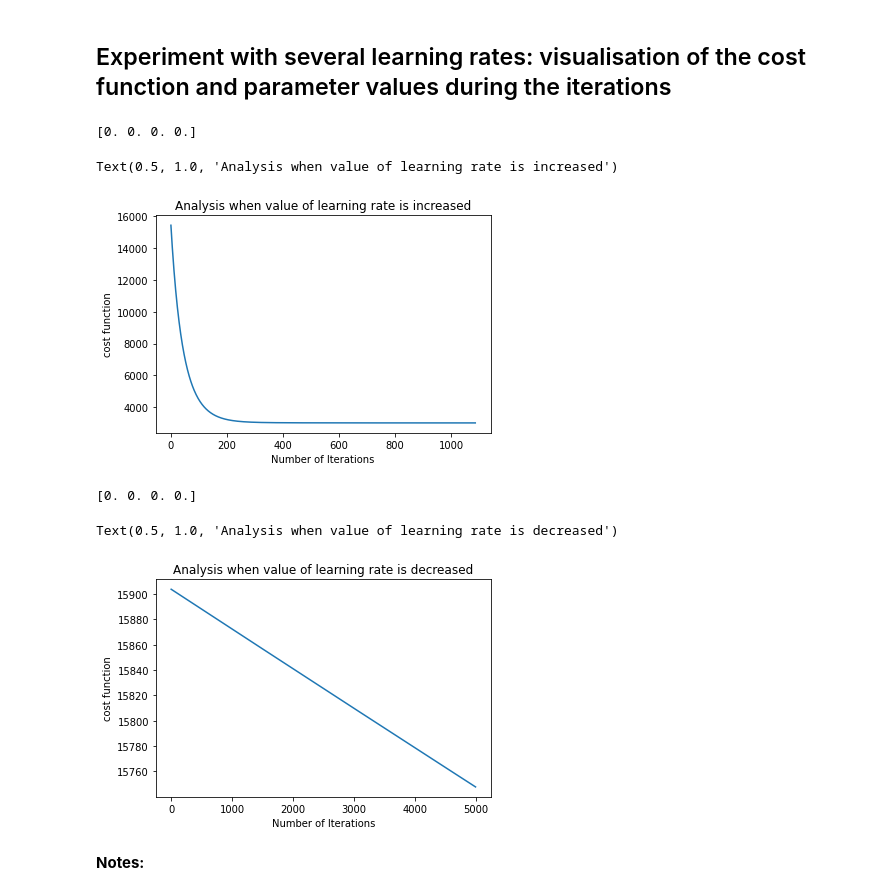
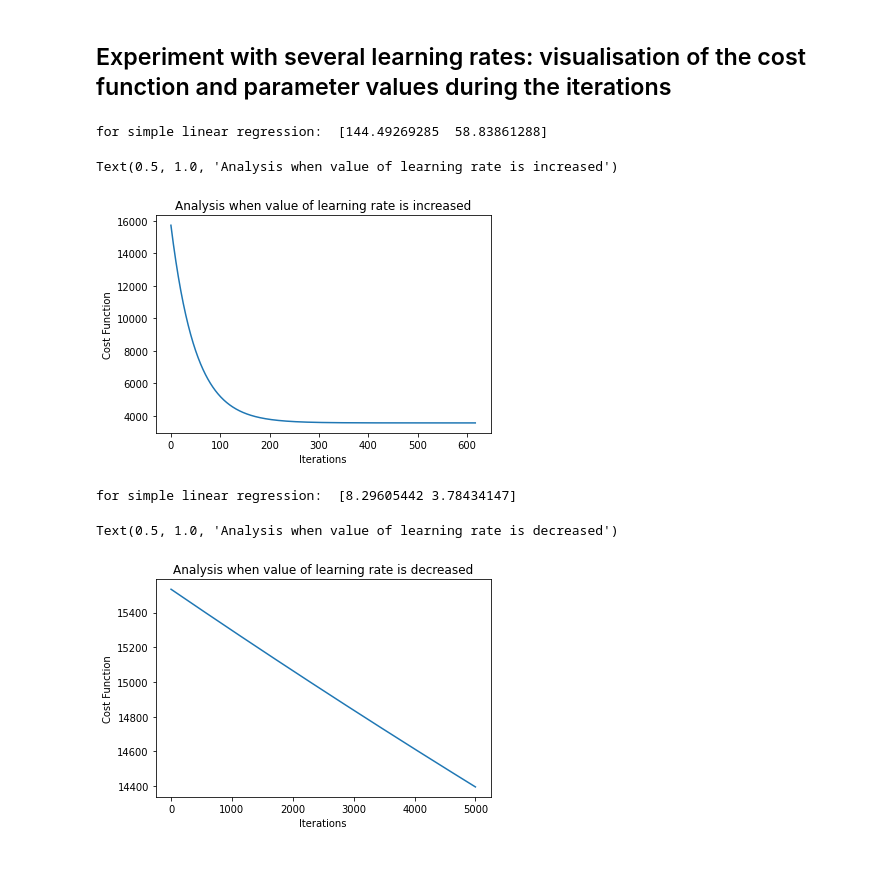
Before and after one commit to Pratichhya/ubs_course, a Jupyter notebook: Simple Linear regression.ipynb, the cells around one changed output. Saved outputs shown, nothing was run; the diff lists cells and outputs as text; code cells hidden in the pictures; blank space fills up the shorter version.

```diff
--- a/Simple Linear regression.ipynb
+++ b/Simple Linear regression.ipynb
@@ -218,22 +199,19 @@ array([-1.94775299e-14, -2.65269288e-14,  2.95830266e-14,  3.38411895e-14])
 # %%
 #gradient descent algorithm
 def grad_descent(x,y,beta,alpha,itre):
-  #size of observations
-  betashape=x.shape[1]
-
-  #list to store the beta values and cost values
-  betas=np.zeros((itre,betashape))
-  costs=[]
+  iter_shape=x.shape[1]                                     #size of observations
+  beta_val=np.zeros((itre,iter_shape))                      #list to store the beta values and cost values
+  cost_val=[]
 
   #calculate the beta values for each iteration
   for i in range(itre):
-    beta=beta-alpha*grad(x,y,beta)
-    betas[i,:]=beta
-    cost=cout(x,y,beta)
-    if len(costs)>2 and costs[-1]-cost<0.001:
+    beta=beta-alpha*grad(x,y,beta)                          #B(k)=B(k-1)-learning_rater*derivative of cost function i.e grad
+    beta_val[i,:]=beta                                      #update beta value
+    cost=cout(x,y,beta)                                     #call the cost function for different beta values over iteration
+    if len(cost_val)>2 and cost_val[-1]-cost<0.001:         #condition implemented for breakdown of the loop
       break
-    costs.append(cost)
-  return beta, betas, costs
+    cost_val.append(cost)
+  return beta, beta_val, cost_val
 # %% [markdown]
 
 ## Experiment with several initialisations: visualisation of the cost function and parameter values during the iterations
@@ -292,48 +256,41 @@ plt.plot(x['SO2'], Xs_func, color="black")
 
 ## Experiment with several learning rates: visualisation of the cost function and parameter values during the iterations
 # %%
-# Learning Rate
-betashape=Xm_final.shape[1]
+beta_shape=Xs_final.shape[1]
+alpha = 0.01                                                   # Learning Rate
+iter=5000                                                       #number of iteration tested on
 
-alpha = 0.01
-iter=5000
-
-#initializing value
-beta=np.random.randn(betashape,)
+beta=np.random.randn(beta_shape,)                               #initializing randome values
 #calling gradient descent function
-beta_1,betas_1,costs_1= grad_descent(Xm_final,Y,beta,alpha,iter)
-optimised_bs_1=betas[len(costs_1)-1]
-print(optimised_bs_1)
+beta,beta_val,cost_val= grad_descent(Xs_final,Y,beta,alpha,iter)      #calling gradient descent function for simple linear regression
+optimum_value=beta_val[len(cost_val)-1]
+print("for simple linear regression: ",optimum_value)
 # Plotting Line Plot for Number of Iterations vs MSE
-plt.plot(range(len(costs_1)),costs_1)
-plt.xlabel('Number of Iterations')
-plt.ylabel('cost function')
+plt.plot(range(len(cost_val)),cost_val)
+plt.xlabel('Iterations')
+plt.ylabel('Cost Function')
 plt.title('Analysis when value of learning rate is increased')
 # %% [output]
-[0. 0. 0. 0.]
+for simple linear regression:  [144.49269285  58.83861288]
 Text(0.5, 1.0, 'Analysis when value of learning rate is increased')
-[figure, old version]
+[figure, new version]
 # %%
-# Learning Rate
-betashape=Xm_final.shape[1]
+beta_shape=Xs_final.shape[1]
+alpha = 0.00001                                                   # Learning Rate
+iter=5000                                                       #number of iteration tested on
 
-alpha = 0.000001
-iter=5000
-
-#initializing value
-beta=np.random.randn(betashape,)
+beta=np.random.randn(beta_shape,)                               #initializing randome values
 #calling gradient descent function
-beta_2,betas_2,costs_2= grad_descent(Xm_final,Y,beta,alpha,iter)
-optimised_bs_2=betas[len(costs_2)-1]
-print(optimised_bs_2)
+beta,beta_val,cost_val= grad_descent(Xs_final,Y,beta,alpha,iter)      #calling gradient descent function for simple linear regression
+optimum_value=beta_val[len(cost_val)-1]
+print("for simple linear regression: ",optimum_value)
 # Plotting Line Plot for Number of Iterations vs MSE
-plt.plot(range(len(costs_2)),costs_2)
-plt.xlabel('Number of Iterations')
-plt.ylabel('cost function')
+plt.plot(range(len(cost_val)),cost_val)
+plt.xlabel('Iterations')
+plt.ylabel('Cost Function')
+plt.title('Cost vs Iterations Analysis')
 plt.title('Analysis when value of learning rate is decreased')
 # %% [output]
-[0. 0. 0. 0.]
+for simple linear regression:  [8.29605442 3.78434147]
 Text(0.5, 1.0, 'Analysis when value of learning rate is decreased')
-[figure, old version]
+[figure, new version]
-# %% [markdown]
-**Notes:**
```
Also changed, not shown: parts of 25 cells of this notebook.
